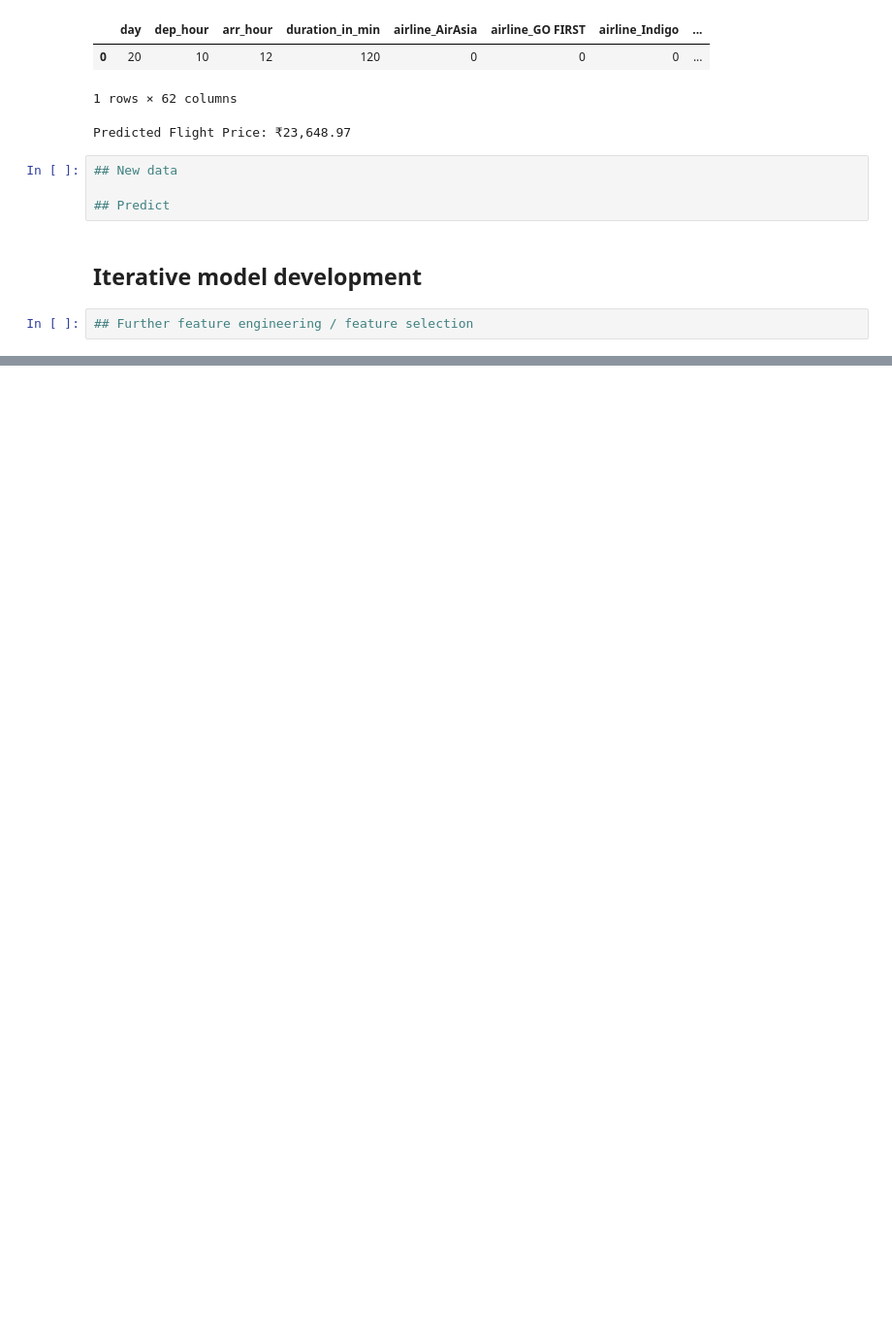
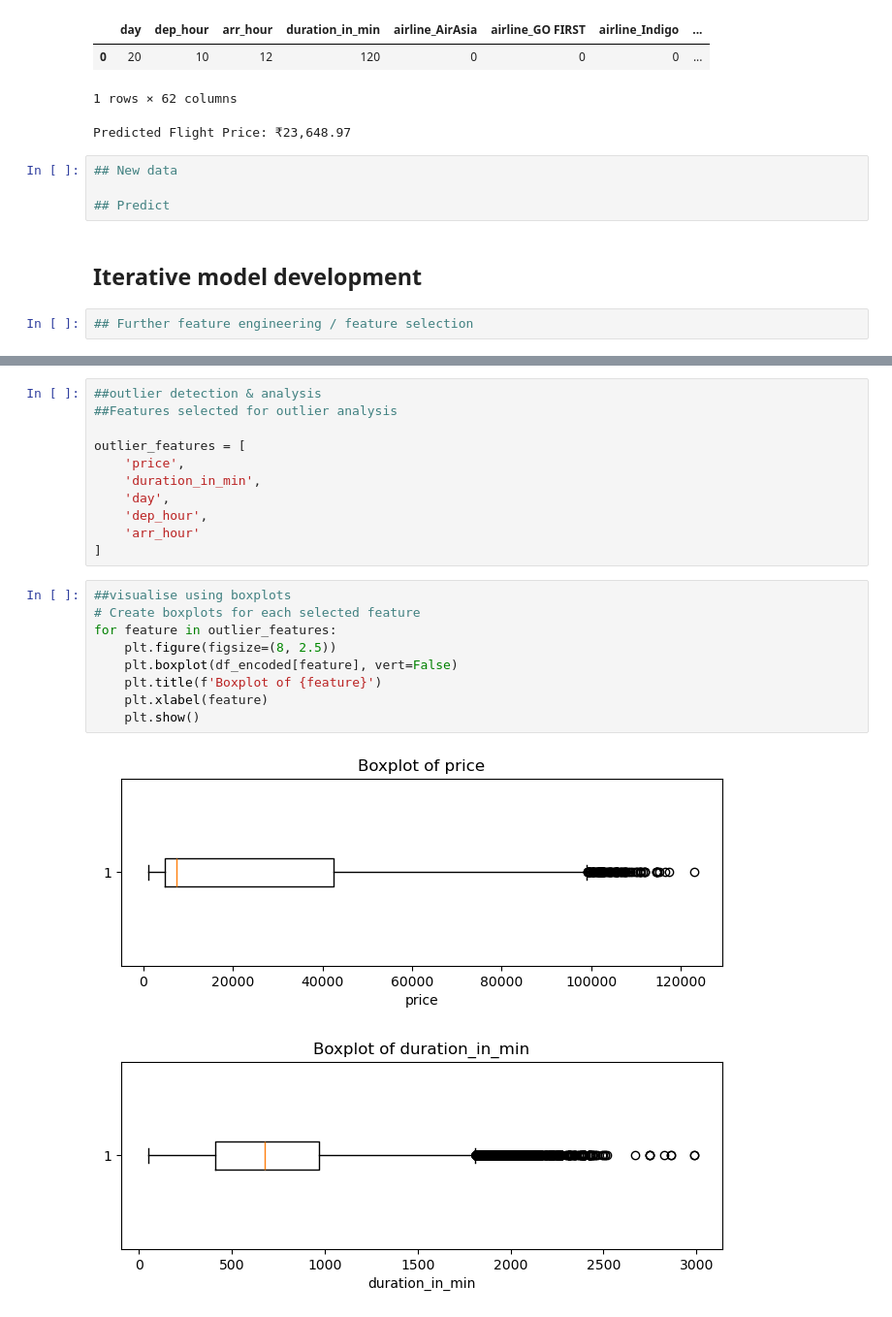
Before and after one commit to trishhh23/mldp, a Jupyter notebook: MLDP Program Codes Submission Template.ipynb, the cells around one changed output, grey strips where cells are left out. Shown at 97% size. Cells and saved outputs as stored; diff of their text form; blank space fills up the shorter version.

Commit message:
Add files via upload
OUTLIER ANALYSIS AND FEATURE SELECTION - ITERATION 1 (SUCCESS) AND ITERATION 2 (REJECTED) DONE. FEATURE ENGINEERING EVALUATED BUT NOT PERFORMED. MOVING ON TO MODEL COMPARISON NOW

```diff
--- a/MLDP Program Codes Submission Template.ipynb
+++ b/MLDP Program Codes Submission Template.ipynb
@@ -1183,0 +1261,23 @@ Predicted Flight Price: ₹23,648.97
+# %%
+##outlier detection & analysis
+##Features selected for outlier analysis
+
+outlier_features = [
+    'price',
+    'duration_in_min',
+    'day',
+    'dep_hour',
+    'arr_hour'
+]
+# %%
+##visualise using boxplots
+# Create boxplots for each selected feature
+for feature in outlier_features:
+    plt.figure(figsize=(8, 2.5))
+    plt.boxplot(df_encoded[feature], vert=False)
+    plt.title(f'Boxplot of {feature}')
+    plt.xlabel(feature)
+    plt.show()
+# %% [output]
+[figure, added]
+[figure, added]
```
Also changed, not shown: parts of 12 cells of this notebook.
